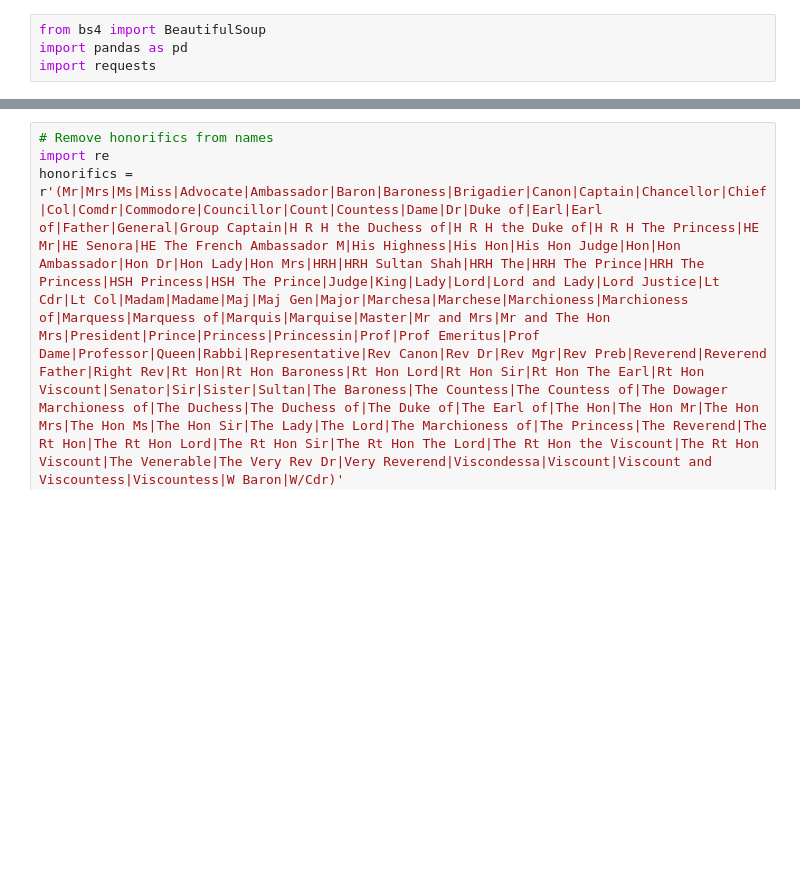
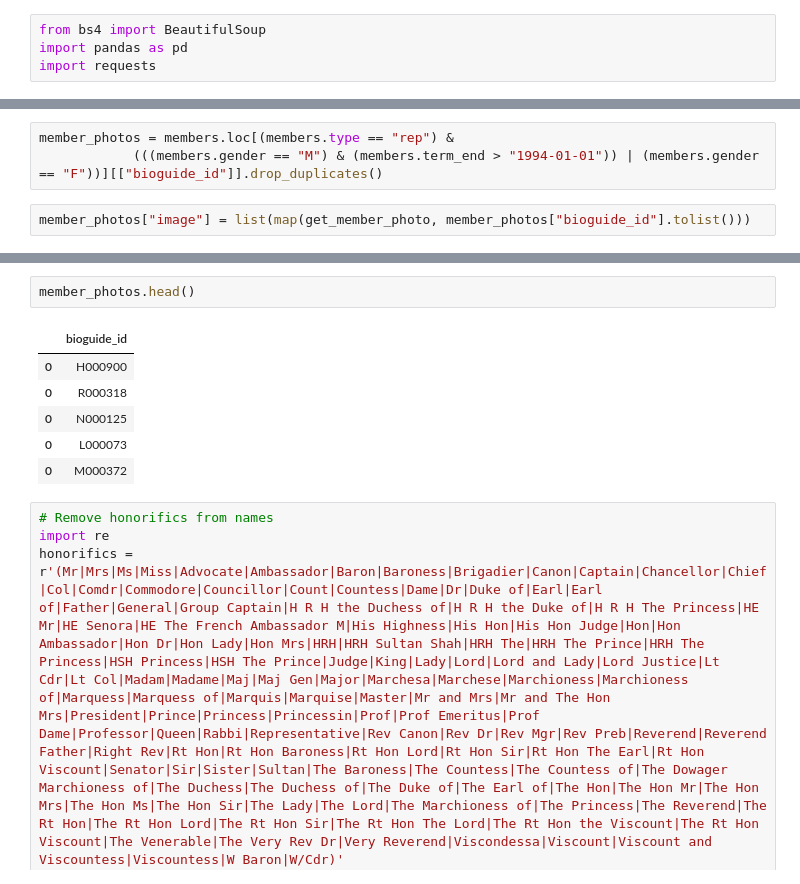
Before and after one commit to dldx/women-in-congress, a Jupyter notebook: MP_photos.ipynb, the cells around one changed output, grey strips where cells are left out. Cells and saved outputs as stored; diff of their text form; blank space fills up the shorter version.

```diff
--- a/MP_photos.ipynb
+++ b/MP_photos.ipynb
@@ -78,0 +50,5 @@ NameError: name 'mp_links' is not defined
+# %%
+member_photos = members.loc[(members.type == "rep") &
+            (((members.gender == "M") & (members.term_end > "1994-01-01")) | (members.gender == "F"))][["bioguide_id"]].drop_duplicates()
+# %%
+member_photos["image"] = list(map(get_member_photo, member_photos["bioguide_id"].tolist()))
@@ -79,3 +65,12 @@ NameError: name 'mp_links' is not defined
+# %%
+member_photos.head()
+# %% [output]
+|  | bioguide_id |
+| 0 | H000900 |
+| 0 | R000318 |
+| 0 | N000125 |
+| 0 | L000073 |
+| 0 | M000372 |
 # %%
 # Remove honorifics from names
 import re
```
Also changed, not shown: parts of 12 cells of this notebook, 9 other files.
